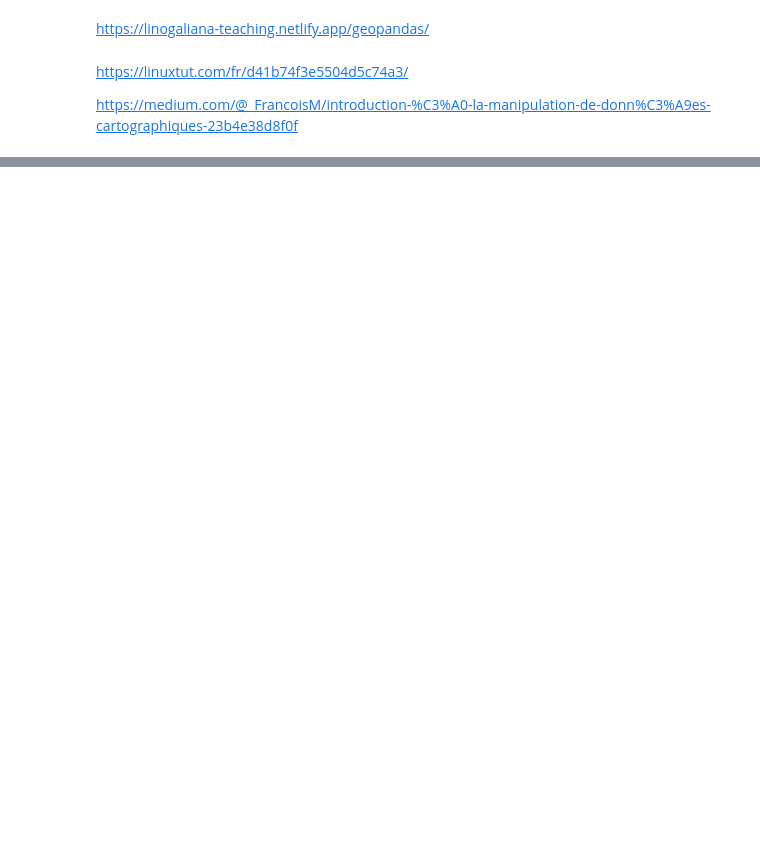
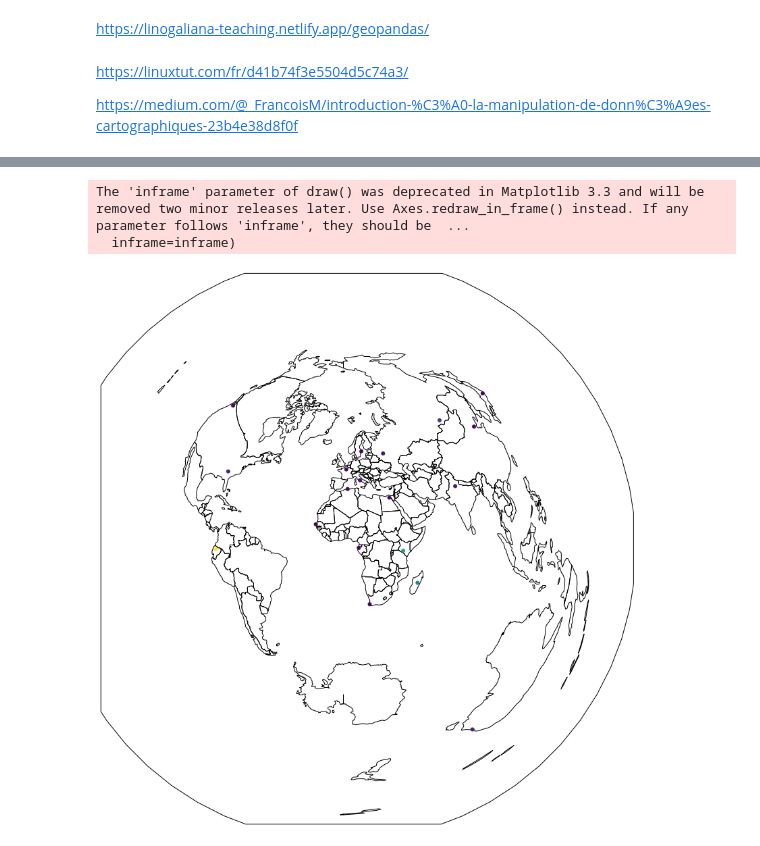
Before and after one commit to garancerx/optimisation_projet, a Jupyter notebook: projet_opti.ipynb, the cells around one changed output, grey strips where cells are left out. Drawn from its saved outputs; the diff is of its cells as text; code cells hidden in the pictures; blank space fills up the shorter version.

```diff
--- a/projet_opti.ipynb
+++ b/projet_opti.ipynb
@@ -384,5 +422,11 @@ dataFrame = pd.DataFrame(
                           -33.8674869, 59.3293235, 35.6894],
              'Longitude': [3.05997, 47.516667, -84.3879824, 18.424055, -17.3660286, 104.233, 31.235712, 9.4544,
                            37.619183, 36.8219462, 77.216721, 2.3522219, 116.407395, -78.5248, 12.496366,
-                           -122.3320708, 151.2069902, 18.0685808, 139.692]})
+                           -122.3320708, 151.2069902, 18.0685808, 139.692],
+            'Elevation' : [82., 1318., 289., 41., 5., 496., 67., 10., 170., 1692., 227., 66., 67., 2885., 176.,
+                           75., 280., 31., 18.]
+            })
+
+
+gdf = gpd.GeoDataFrame(dataFrame, geometry=gpd.points_from_xy(dataFrame.Longitude, dataFrame.Latitude))
 # %%
@@ -434,0 +475,8 @@ for city in villes_lat:
+# %%
+ax = geoplot.polyplot(world, projection=geoplot.crs.AzimuthalEquidistant(), figsize=(15,15))
+gplt.pointplot(gdf, ax=ax, hue='Elevation')#, hue=np.ones(19)*0.7) #faire hue
+ax.outline_patch.set_visible(True)
+# %% [output]
+The 'inframe' parameter of draw() was deprecated in Matplotlib 3.3 and will be removed two minor releases later. Use Axes.redraw_in_frame() instead. If any parameter follows 'inframe', they should be  ...
+  inframe=inframe)
+[figure, added]
```
Also changed, not shown: parts of 30 cells of this notebook.
